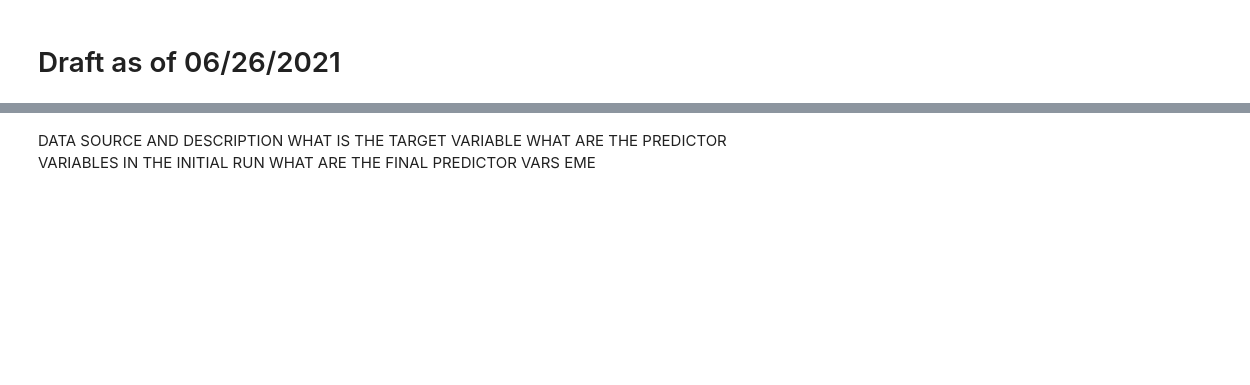
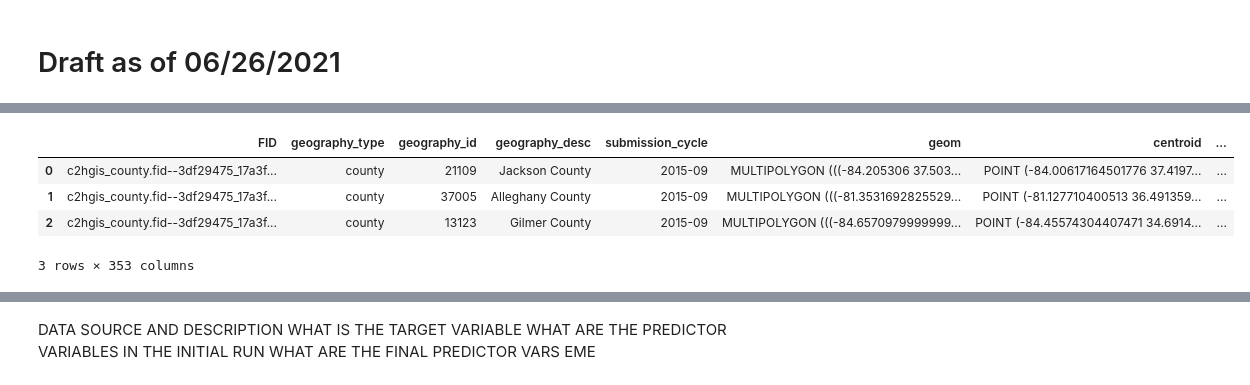
Before and after one commit to lswh/maba_analytics_algorithms_project, a Jupyter notebook: 06302021_TeamGreen_JupyterNotebookSubmission.ipynb, the cells around one changed output, grey strips where cells are left out. Cells and saved outputs as stored; diff of their text form; code cells hidden in the pictures; blank space fills up the shorter version.

```diff
--- a/06302021_TeamGreen_JupyterNotebookSubmission.ipynb
+++ b/06302021_TeamGreen_JupyterNotebookSubmission.ipynb
@@ -51,0 +77,8 @@ raw_facebook_social_connectedness_index.head()
+# %%
+raw_fcc_health_and_broadband.head(3)
+# %% [output]
+|  | FID | geography_type | geography_id | geography_desc | submission_cycle | geom | centroid | ... |
+| 0 | c2hgis_county.fid--3df29475_17a3f... | county | 21109 | Jackson County | 2015-09 | MULTIPOLYGON (((-84.205306 37.503... | POINT (-84.00617164501776 37.4197... | ... |
+| 1 | c2hgis_county.fid--3df29475_17a3f... | county | 37005 | Alleghany County | 2015-09 | MULTIPOLYGON (((-81.3531692825529... | POINT (-81.127710400513 36.491359... | ... |
+| 2 | c2hgis_county.fid--3df29475_17a3f... | county | 13123 | Gilmer County | 2015-09 | MULTIPOLYGON (((-84.6570979999999... | POINT (-84.45574304407471 34.6914... | ... |
+3 rows × 353 columns
```
Also changed, not shown: parts of 12 cells of this notebook.
